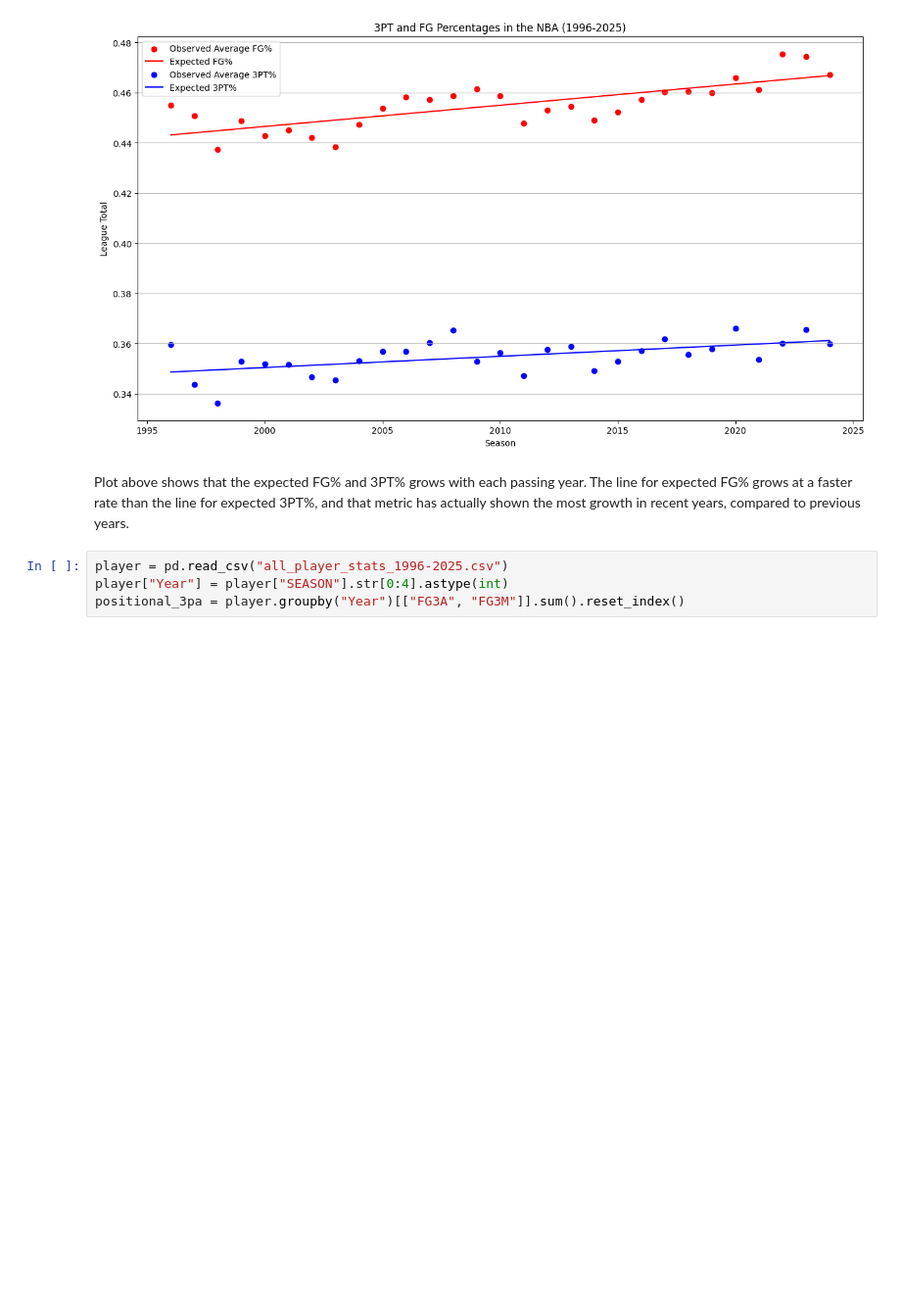
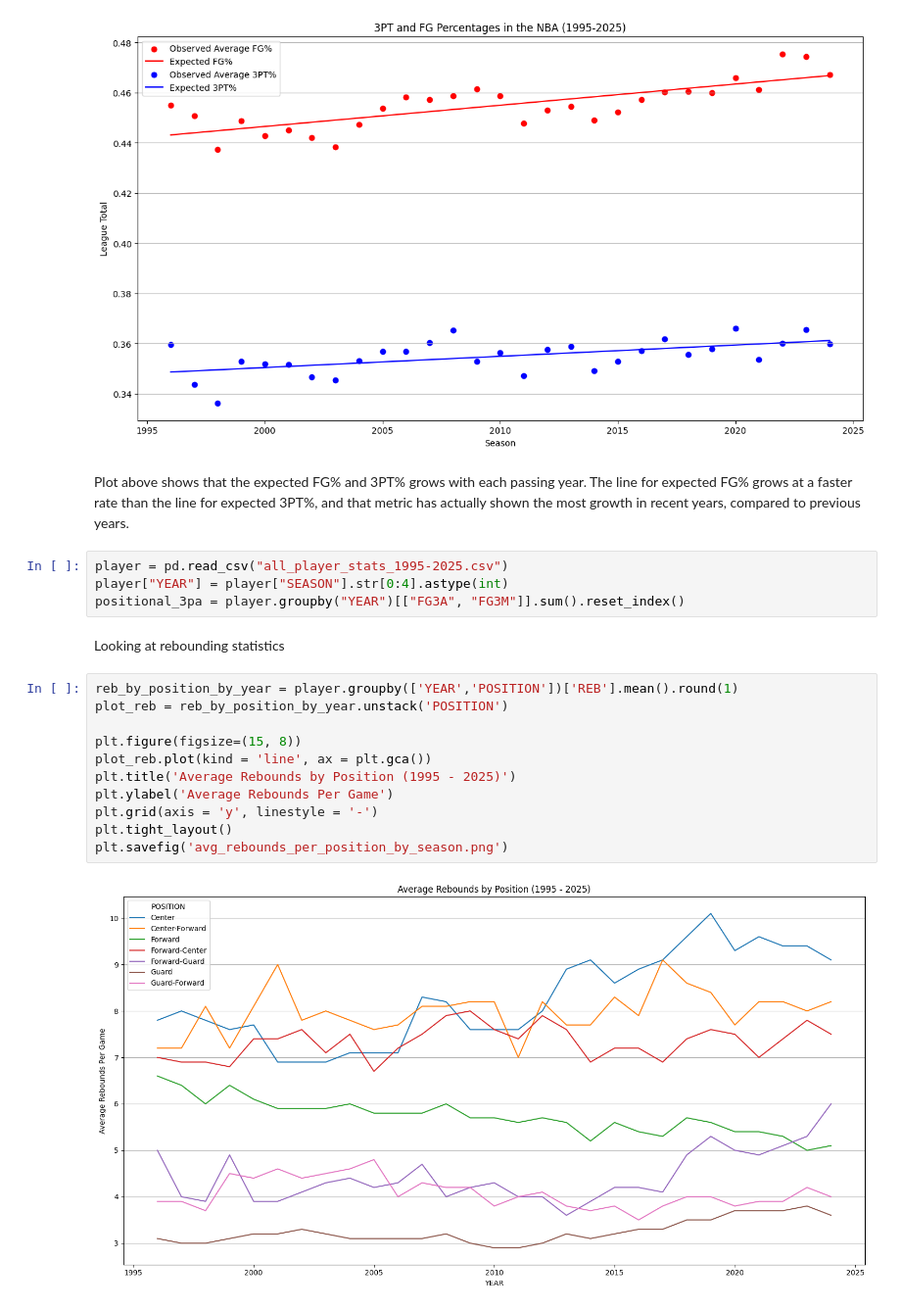
Before and after one commit to nathankyryk/nba, a Jupyter notebook: nba_statistical_analysis.ipynb, the cells around one changed output. Shown: that part at 98% size. Cells and saved outputs as stored; diff of their text form; blank space fills up the shorter version.

Commit message:
rebound plot complete

```diff
--- a/nba_statistical_analysis.ipynb
+++ b/nba_statistical_analysis.ipynb
@@ -125,6 +125,21 @@ plt.savefig("nba_fg_percentages.png")
 Plot above shows that the expected FG% and 3PT% grows with each passing year.
 The line for expected FG% grows at a faster rate than the line for expected 3PT%, and that metric has actually shown the most growth in recent years, compared to previous years.
 # %%
-player = pd.read_csv("all_player_stats_1996-2025.csv")
-player["Year"] = player["SEASON"].str[0:4].astype(int)
-positional_3pa = player.groupby("Year")[["FG3A", "FG3M"]].sum().reset_index()
+player = pd.read_csv("all_player_stats_1995-2025.csv")
+player["YEAR"] = player["SEASON"].str[0:4].astype(int)
+positional_3pa = player.groupby("YEAR")[["FG3A", "FG3M"]].sum().reset_index()
+# %% [markdown]
+Looking at rebounding statistics
+# %%
+reb_by_position_by_year = player.groupby(['YEAR','POSITION'])['REB'].mean().round(1)
+plot_reb = reb_by_position_by_year.unstack('POSITION')
+
+plt.figure(figsize=(15, 8))
+plot_reb.plot(kind = 'line', ax = plt.gca())
+plt.title('Average Rebounds by Position (1995 - 2025)')
+plt.ylabel('Average Rebounds Per Game')
+plt.grid(axis = 'y', linestyle = '-')
+plt.tight_layout()
+plt.savefig('avg_rebounds_per_position_by_season.png')
+# %% [output]
+[figure, added]
```
Also changed, not shown: parts of 4 cells of this notebook, 3 other files.
